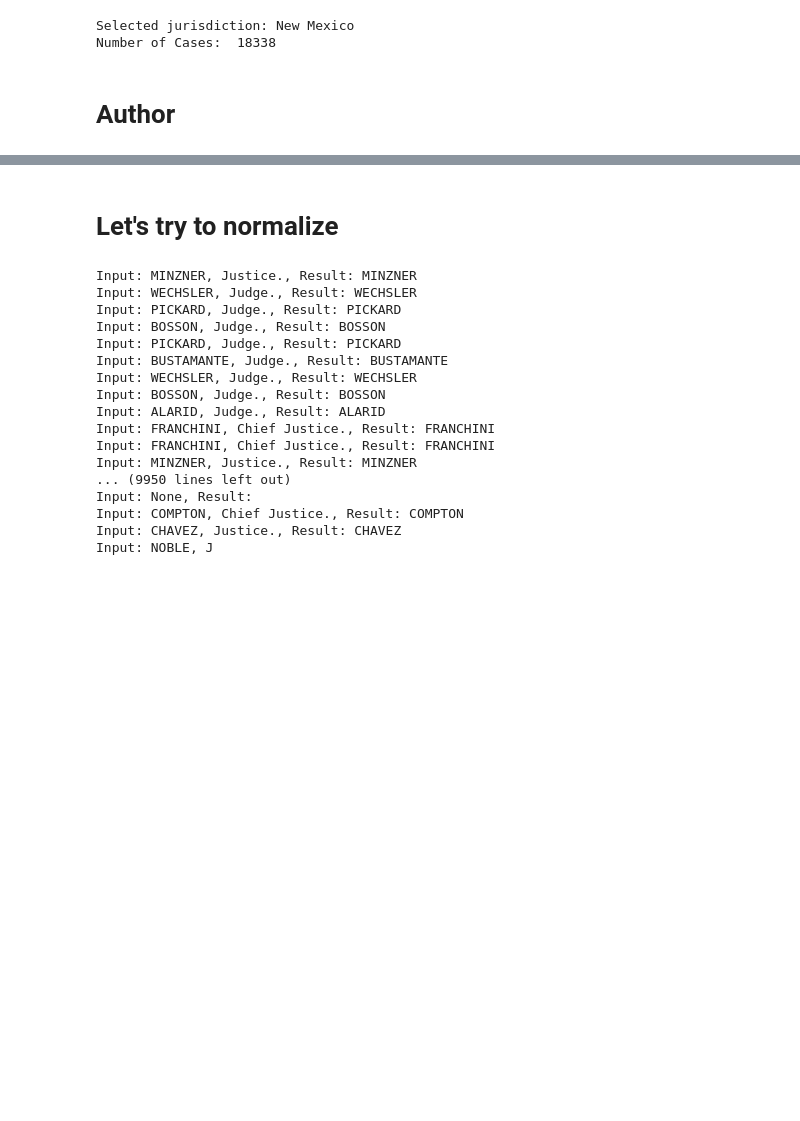
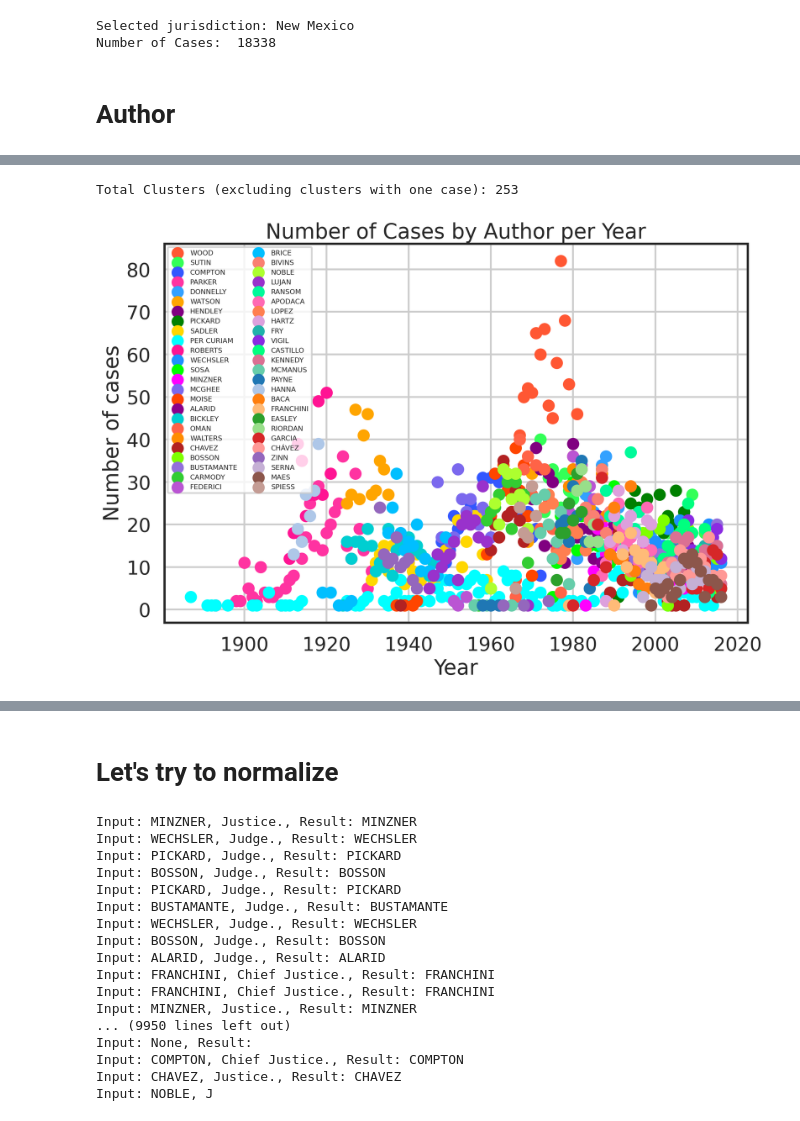
Before and after one commit to AshleyDeg/Lab_Data_Mining, a Jupyter notebook: capitolo_3_EstrazioneCasi.ipynb, the cells around one changed output, grey strips where cells are left out. Drawn from its saved outputs; the diff is of its cells as text; code cells hidden in the pictures; blank space fills up the shorter version.

```diff
--- a/capitolo_3_EstrazioneCasi.ipynb
+++ b/capitolo_3_EstrazioneCasi.ipynb
@@ -98,6 +98,7 @@ authors_cases_dict = {}
 for index, row in raw_df.iterrows():
     case_id = row['case_id']
     author = row['author']
+    date = pd.to_datetime(row['date'])
 
     if author and author[0].isalpha() :
         # Split names of judges separated by ",".
@@ -107,9 +108,9 @@ for index, row in raw_df.iterrows():
         author = author.upper()
 
         if author in authors_cases_dict:
-            authors_cases_dict[author].append(case_id)
+            authors_cases_dict[author].append((date.year, case_id))
         else:
-            authors_cases_dict[author] = [case_id]
+            authors_cases_dict[author] = [(date.year, case_id)]
 
 count = 0
 for author, case_id in authors_cases_dict.items():
@@ -134,0 +141,13 @@ Case IDs: [18630, 17318, 142193, 142247, 827332, 17456, 827402, 827409, 827370,
+# %%
+# We ignore clusters with only one element
+count = 0
+for author, case_ids in authors_cases_dict.items():
+    num_cases = len(case_ids)
+    if num_cases > 1:  # Only print if the cluster has more than one case
+        print(f"Number of Cases: {num_cases}")
+        print(f"Author: {author}")
+        print(f"Case IDs: {case_ids}")
+        print()
+        count = count + 1
+        if count == 3:
+            break
@@ -134,0 +166,55 @@ Case IDs: [18630, 17318, 142193, 142247, 827332, 17456, 827402, 827409, 827370,
+# %%
+# Count the total number of clusters (excluding clusters with one case)
+total_clusters = sum(1 for case_ids in authors_cases_dict.values() if len(case_ids) > 1)
+print(f"Total Clusters (excluding clusters with one case): {total_clusters}")
+# %% [output]
+Total Clusters (excluding clusters with one case): 253
+# %%
+top_authors = sorted(authors_cases_dict.items(), key=lambda x: len(x[1]), reverse=True)[:50]
+data_per_year = {}
+for author, cases in authors_cases_dict.items():
+    years, _ = zip(*cases)
+    years_count = pd.Series(years).value_counts().sort_index()
+    data_per_year[author] = years_count
+
+df_per_year = pd.DataFrame(data_per_year)
+selected_authors = [author for author, _ in top_authors]
+df_selected = df_per_year[selected_authors]
+
+additional_colors = [
+    '#FF5733', '#33FF57', '#3357FF', '#FF33A1', '#33A1FF',
+    '#FFA500', '#800080', '#008000', '#FFD700', '#00FFFF',
+    '#FF1493', '#1E90FF', '#00FF00', '#FF00FF', '#7B68EE',
+    '#FF4500', '#8B008B', '#00CED1', '#FF6347', '#FF8C00',
+    '#B22222', '#7FFF00', '#9370DB', '#32CD32', '#BA55D3',
+    '#00BFFF', '#FA8072', '#ADFF2F', '#9932CC', '#00FA9A',
+    '#FF69B4', '#1E90FF', '#FF7F50', '#DDA0DD', '#20B2AA',
+    '#FF8C00', '#8A2BE2', '#00FF7F', '#DB7093', '#66CDAA'
+    # Add more colors if needed
+]
+
+num_colors = len(selected_authors) + len(additional_colors)
+palette = sns.color_palette(additional_colors + sns.color_palette("tab20", len(selected_authors)), n_colors=num_colors)
+
+# Check to make sure judges have unique colors
+author_to_color = {}
+
+# Scatter plot con colori diversi per i giudici
+plt.figure(figsize=(12, 8), dpi=200)
+for i, author in enumerate(df_selected.columns):
+    color = palette[i]
+    while color in author_to_color.values():
+        i += 1
+        color = palette[i]
+
+    author_to_color[author] = color
+    plt.scatter(df_selected.index, df_selected[author], label=author, color=color)
+
+plt.title("Number of Cases by Author per Year")
+plt.xlabel("Year")
+plt.ylabel("Number of cases")
+plt.legend(ncol=2, fontsize=8, frameon=True)
+plt.grid(True)
+plt.show()
+# %% [output]
+[figure, added]
```
Also changed, not shown: parts of 4 cells of this notebook.
